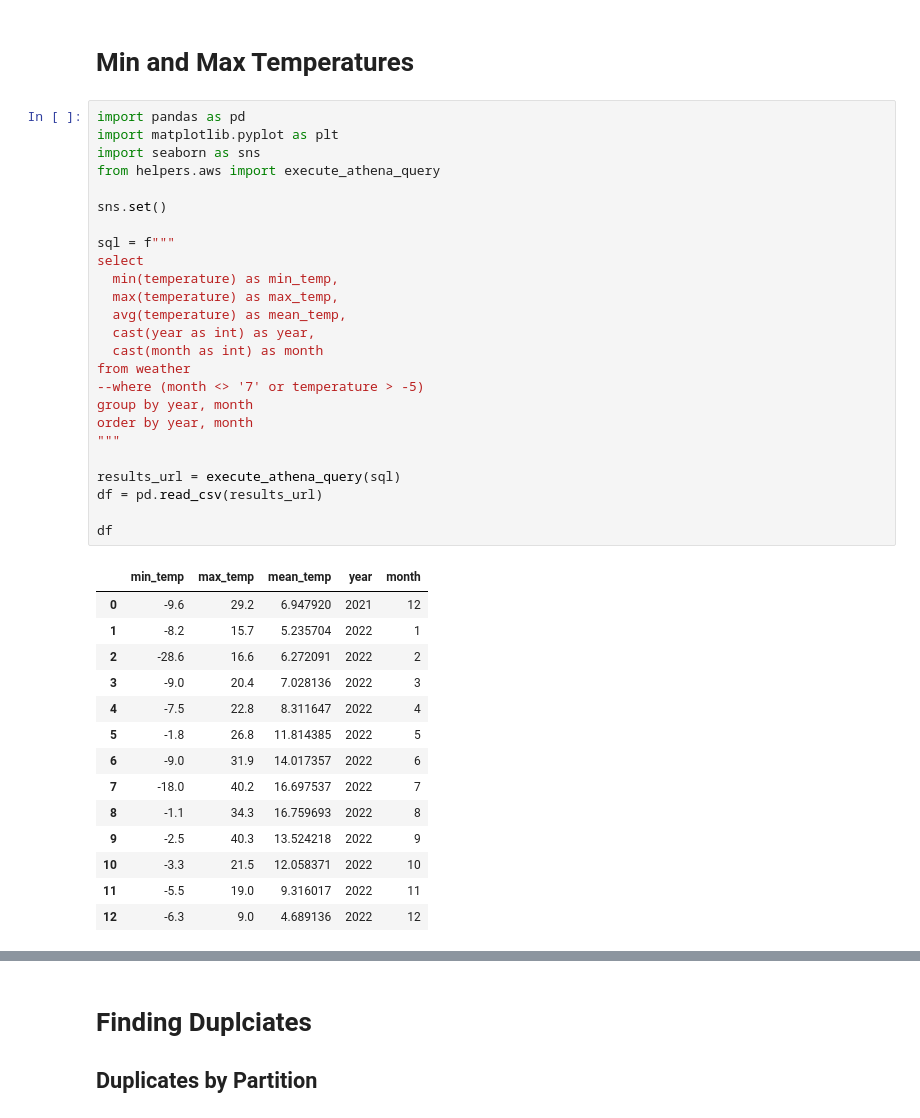
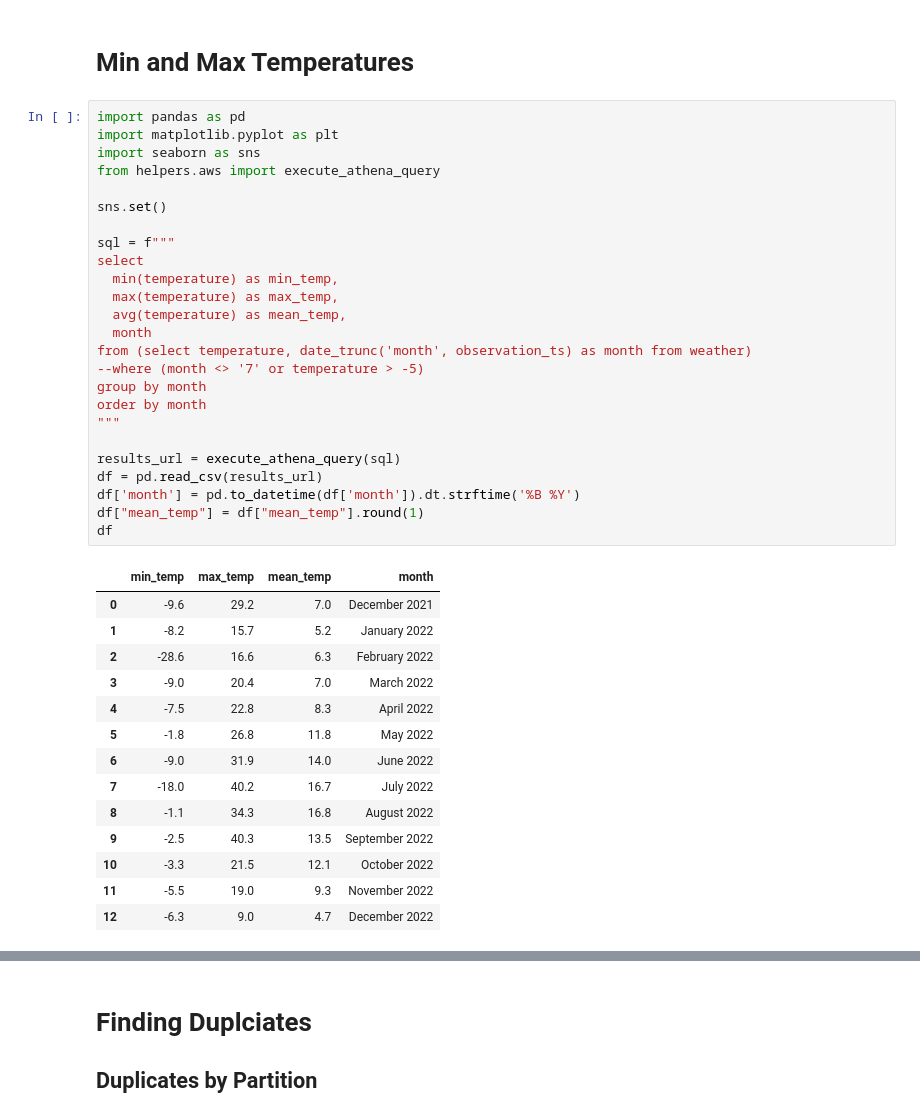
Before and after one commit to DanteLore/weather-etl, a Jupyter notebook: notebooks/data_quality.ipynb, the cells around one changed output, grey strips where cells are left out. Drawn from its saved outputs; the diff is of its cells as text.

```diff
--- a/notebooks/data_quality.ipynb
+++ b/notebooks/data_quality.ipynb
@@ -3,43 +3,43 @@
 # %%
 import pandas as pd
 import matplotlib.pyplot as plt
 import seaborn as sns
 from helpers.aws import execute_athena_query
 
 sns.set()
 
 sql = f"""
 select
   min(temperature) as min_temp,
   max(temperature) as max_temp,
   avg(temperature) as mean_temp,
-  cast(year as int) as year,
-  cast(month as int) as month
-from weather
+  month
+from (select temperature, date_trunc('month', observation_ts) as month from weather)
 --where (month <> '7' or temperature > -5)
-group by year, month
-order by year, month
+group by month
+order by month
 """
 
 results_url = execute_athena_query(sql)
 df = pd.read_csv(results_url)
-
+df['month'] = pd.to_datetime(df['month']).dt.strftime('%B %Y')
+df["mean_temp"] = df["mean_temp"].round(1)
 df
 # %% [output]
-|  | min_temp | max_temp | mean_temp | year | month |
-| 0 | -9.6 | 29.2 | 6.947920 | 2021 | 12 |
-| 1 | -8.2 | 15.7 | 5.235704 | 2022 | 1 |
-| 2 | -28.6 | 16.6 | 6.272091 | 2022 | 2 |
-| 3 | -9.0 | 20.4 | 7.028136 | 2022 | 3 |
-| 4 | -7.5 | 22.8 | 8.311647 | 2022 | 4 |
-| 5 | -1.8 | 26.8 | 11.814385 | 2022 | 5 |
-| 6 | -9.0 | 31.9 | 14.017357 | 2022 | 6 |
-| 7 | -18.0 | 40.2 | 16.697537 | 2022 | 7 |
-| 8 | -1.1 | 34.3 | 16.759693 | 2022 | 8 |
-| 9 | -2.5 | 40.3 | 13.524218 | 2022 | 9 |
-| 10 | -3.3 | 21.5 | 12.058371 | 2022 | 10 |
-| 11 | -5.5 | 19.0 | 9.316017 | 2022 | 11 |
-| 12 | -6.3 | 9.0 | 4.689136 | 2022 | 12 |
+|  | min_temp | max_temp | mean_temp | month |
+| 0 | -9.6 | 29.2 | 7.0 | December 2021 |
+| 1 | -8.2 | 15.7 | 5.2 | January 2022 |
+| 2 | -28.6 | 16.6 | 6.3 | February 2022 |
+| 3 | -9.0 | 20.4 | 7.0 | March 2022 |
+| 4 | -7.5 | 22.8 | 8.3 | April 2022 |
+| 5 | -1.8 | 26.8 | 11.8 | May 2022 |
+| 6 | -9.0 | 31.9 | 14.0 | June 2022 |
+| 7 | -18.0 | 40.2 | 16.7 | July 2022 |
+| 8 | -1.1 | 34.3 | 16.8 | August 2022 |
+| 9 | -2.5 | 40.3 | 13.5 | September 2022 |
+| 10 | -3.3 | 21.5 | 12.1 | October 2022 |
+| 11 | -5.5 | 19.0 | 9.3 | November 2022 |
+| 12 | -6.3 | 9.0 | 4.7 | December 2022 |
 # %%
 f, ax = plt.subplots(figsize=(15, 6))
 ax.set_title('UK Temperature Summary', fontdict={'fontsize': '18', 'fontweight' : '3'})
```
Also changed, not shown: parts of 5 cells of this notebook.
